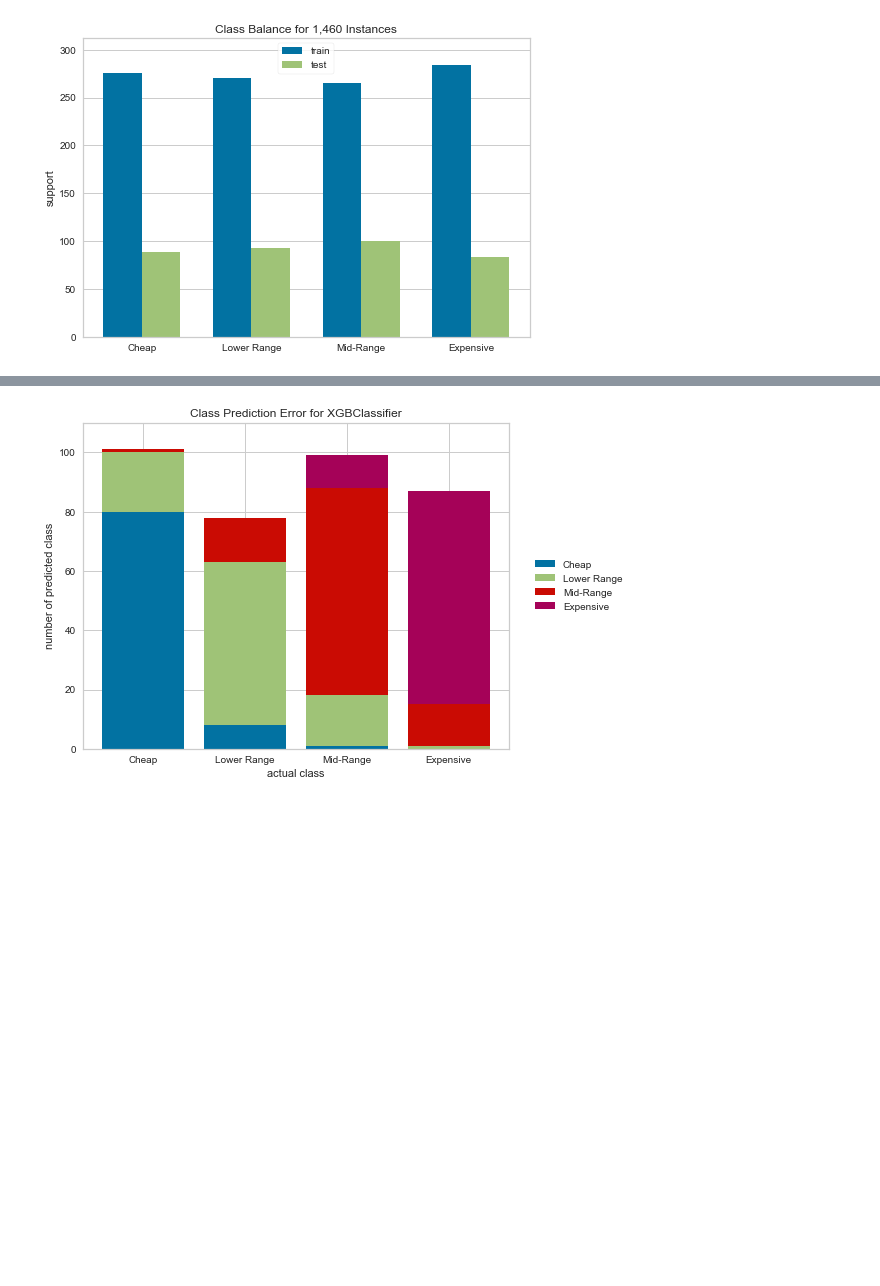
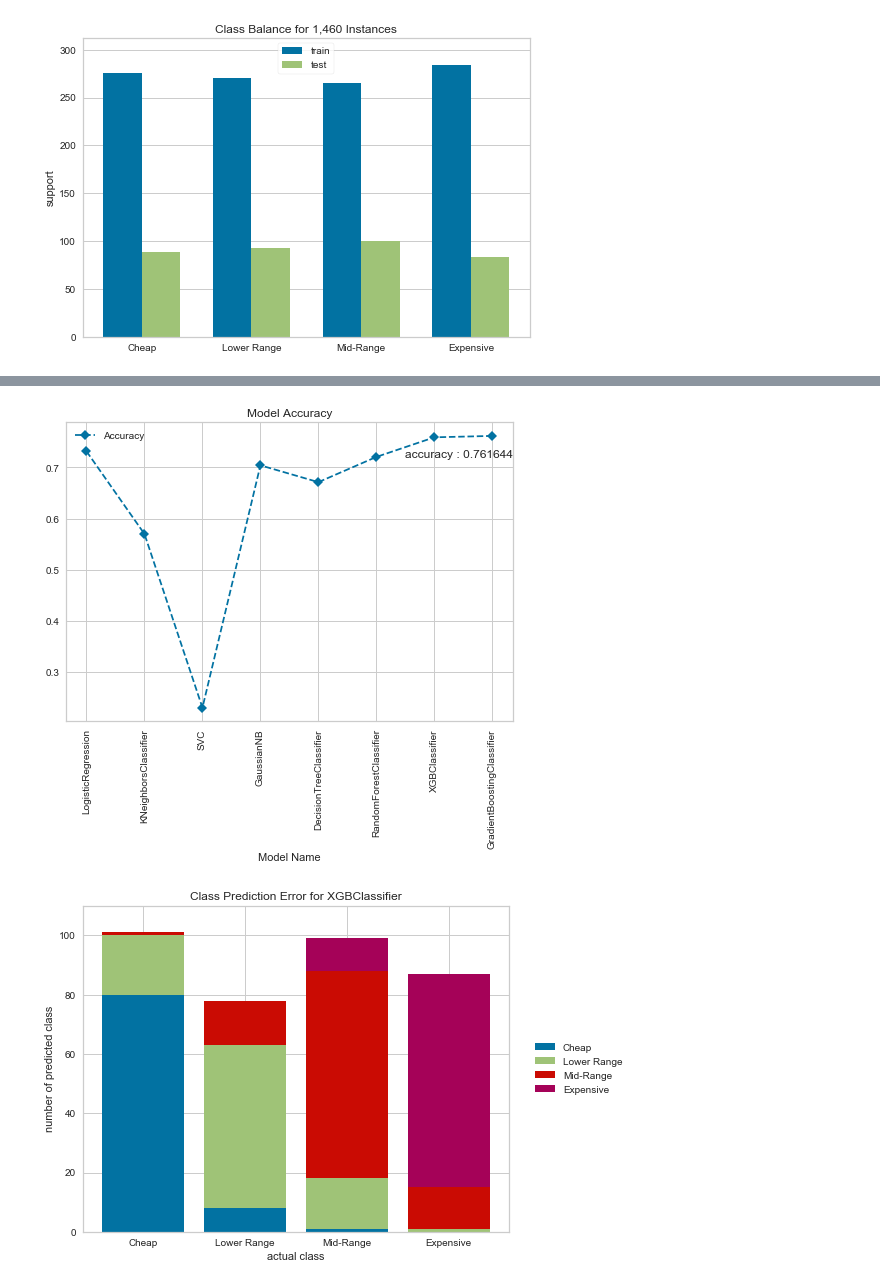
Before and after one commit to Nik8x/Housing_Data_Analysis, a Jupyter notebook: Housing_Data_Analysis.ipynb, the cells around one changed output, grey strips where cells are left out. Saved outputs shown, nothing was run; the diff lists cells and outputs as text; code cells hidden in the pictures; blank space fills up the shorter version.

```diff
--- a/Housing_Data_Analysis.ipynb
+++ b/Housing_Data_Analysis.ipynb
@@ -773,22 +773,12 @@ visualizer.poof()
 # %%
 # It's fairly balanced, we are not suffering from class imbalance.
 # %%
-def model(x):
+def model_clf(x):
     model = x
     model.fit(Xc_train, yc_train)
     y_pred = model.predict(Xc_val)
-    #cm = confusion_matrix(yc_val, y_pred)
-    #print('confusion matrix \n', cm)
-    print('accuracy', accuracy_score(yc_val, y_pred))
 
-    classes = names1
-
-    model_cm = ConfusionMatrix(
-        model, classes = classes,
-        label_encoder={1: 'Cheap', 2: 'Lower Range', 3: 'Mid-Range', 4: 'Expensive'})
-
-    model_cm.fit(Xc_train, yc_train)
-    model_cm.score(Xc_val, yc_val)
-
-    model_cm.poof()
+    model_clf.cm = confusion_matrix(yc_val, y_pred)
+    model_clf.modl = str(x).split("(")[0]
+    model_clf.accuracy = accuracy_score(yc_val, y_pred)
 # %%
@@ -868,0 +804,19 @@ accuracy 0.7589041095890411
+# %%
+start_time = time.clock()
+
+name = []
+accuracy = []
+conf = []
+for mdl in models_list:
+    model_clf(mdl)
+    name.append(model_clf.modl)
+    accuracy.append(model_clf.accuracy)
+    conf.append(model_clf.cm)
+
+print(time.clock() - start_time, "seconds")
+
+df_ac = pd.DataFrame({'Model Name': name,
+              'Accuracy' : accuracy,
+              'Confusion Matrix' : conf}).set_index('Model Name')
+
+df_ac
@@ -869,3 +835,12 @@ accuracy 0.7589041095890411
+# %%
+df_ac['Accuracy'].plot(linestyle = '--', marker = 'D', color = 'b')
+plt.xticks(np.arange(0, 8), df_ac.index, rotation = 90)
+plt.title('Model Accuracy')
+plt.annotate('accuracy : 0.761644', xy = (5.5, 0.720))
+plt.legend()
+plt.show()
+# %% [output]
+[figure, added]
 # %%
 # Class Prediction Error
 
```
Also changed, not shown: parts of 8 cells of this notebook.
